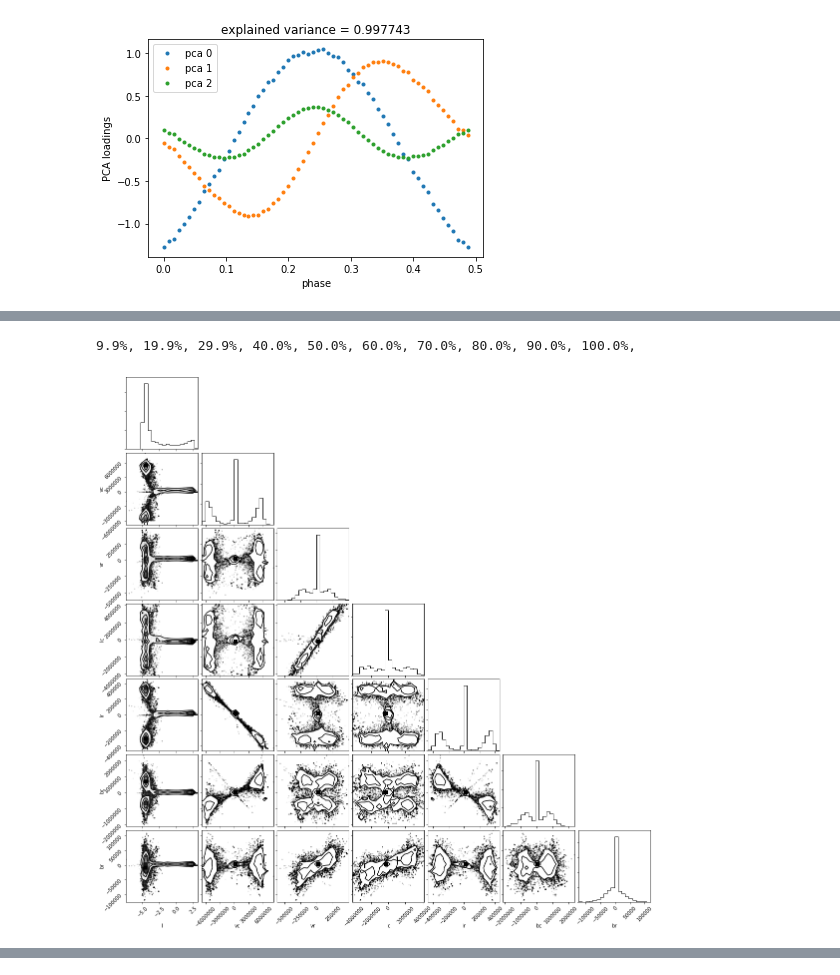
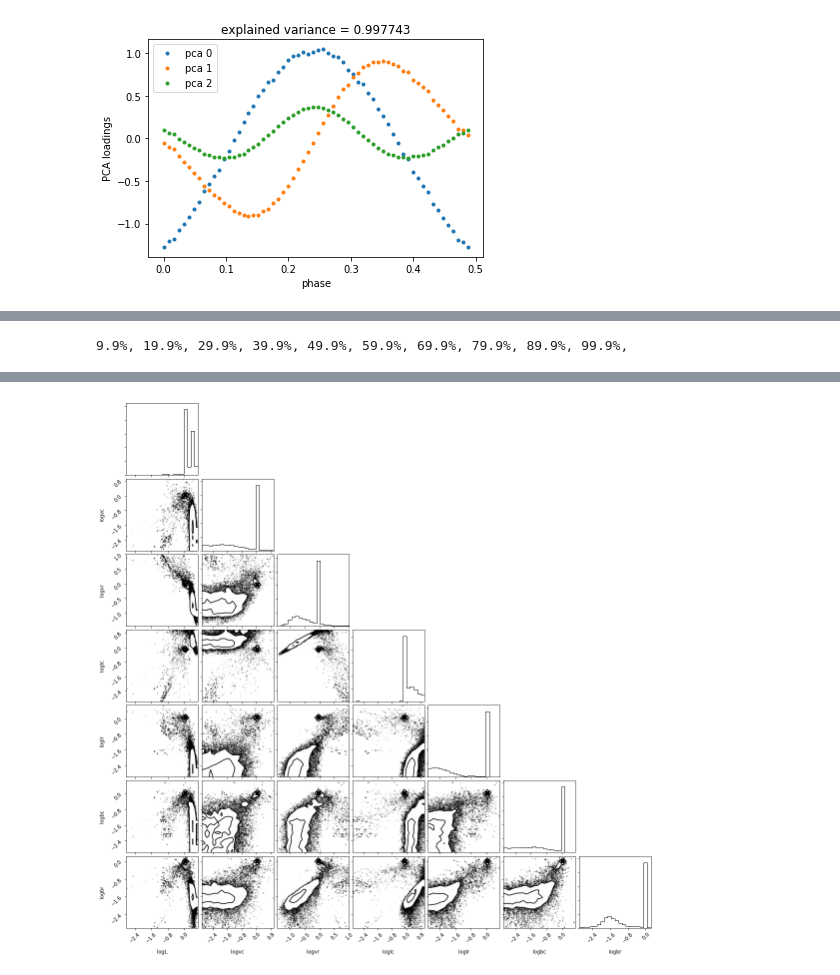
Before and after one commit to silburt/tau-ceti, a Jupyter notebook: simulated_spectra/gp_model_manual.ipynb, the cells around one changed output, grey strips where cells are left out. Saved outputs shown, nothing was run; the diff lists cells and outputs as text; code cells hidden in the pictures.

```diff
--- a/simulated_spectra/gp_model_manual.ipynb
+++ b/simulated_spectra/gp_model_manual.ipynb
@@ -175,8 +175,18 @@ for i in [1, 2, 3]:
 # %%
+def log_prior(params):
+    logL, logvc, logvr, loglc, loglr, logbc, logbr = params
+    #if -10<vc<10 and -10<vr<10 and -10<lc<10 and -10<lr<10 and -10<bc<10 and -10<br<10:
+    if -5<logL<1 and -3<logvc<1 and -3<logvr<1 and -3<loglc<1 and -3<loglr<1 and -3<logbc<1 and -3<logbr<1:
+        return 0
+    return -np.inf
+
 def log_prob(params, y, p, l):
+    lnp = log_prior(params)
+    if not np.isfinite(lnp):
+        return -np.inf
     n = func.vector_size
-    func.set_parameter_vector(params[:n])
-    kernel.set_parameter_vector(params[n:])
+    func.set_parameter_vector(10**params[:n])
+    kernel.set_parameter_vector(10**params[n:])
     K = kernel.get_value(p[:, None] - p[None, :], l[:, None], l[None, :])
     K[np.diag_indices_from(K)] += 0.1
     try:
@@ -195,12 +206,17 @@ p0 = 1e-5*np.random.randn(nwalkers, len(p0))
 sampler = emcee.EnsembleSampler(nwalkers, ndim, log_prob, args=(y, p, l))
 # %%
+# Run!
 for i, (pos, lnp, state) in enumerate(sampler.sample(p0, iterations=nsteps)):
     if (i+1) % (nsteps/10) == 0:
         print("{0:.1f}%".format(100 * float(i) / nsteps), end=", ")
+np.save("emcee_chain_log10.npy", sampler.chain)
 # %% [output]
-9.9%, 19.9%, 29.9%, 40.0%, 50.0%, 60.0%, 70.0%, 80.0%, 90.0%, 100.0%,
+9.9%, 19.9%, 29.9%, 39.9%, 49.9%, 59.9%, 69.9%, 79.9%, 89.9%, 99.9%,
-# %%
-samples = sampler.chain[:, 100:, :].reshape((-1, ndim))
-fig = corner.corner(samples, labels=["l", "vc", "vr", "lc", "lr","bc", "br"])
-# %% [output]
-[figure, removed]
+# %%
+try:
+    samples = sampler.chain[:, 100:, :].reshape((-1, ndim))
+except:
+    samples = np.load("emcee_chain_log10.npy")[:, 100:, :].reshape((-1, ndim))
+fig = corner.corner(samples, labels=["logL", "logvc", "logvr", "loglc", "loglr","logbc", "logbr"])
+plt.savefig("images/corner_log10.png")
+# %% [output]
@@ -207,2 +240,3 @@ fig = corner.corner(samples, labels=["l", "vc", "vr", "lc", "lr","bc", "br"])
+[figure, added]
 # %%
 params = samples[-1]
```
Also changed, not shown: parts of 4 cells of this notebook.
